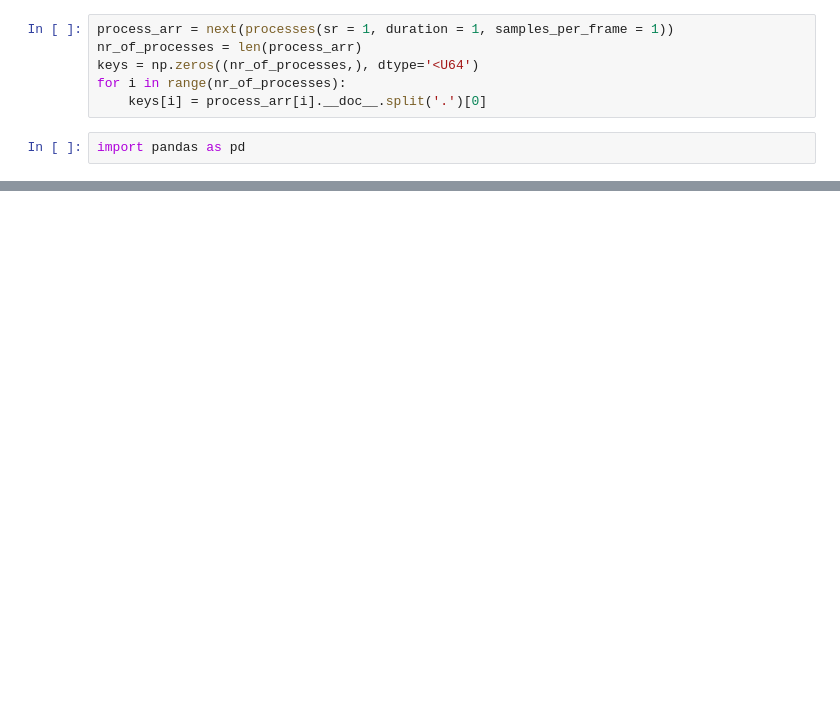
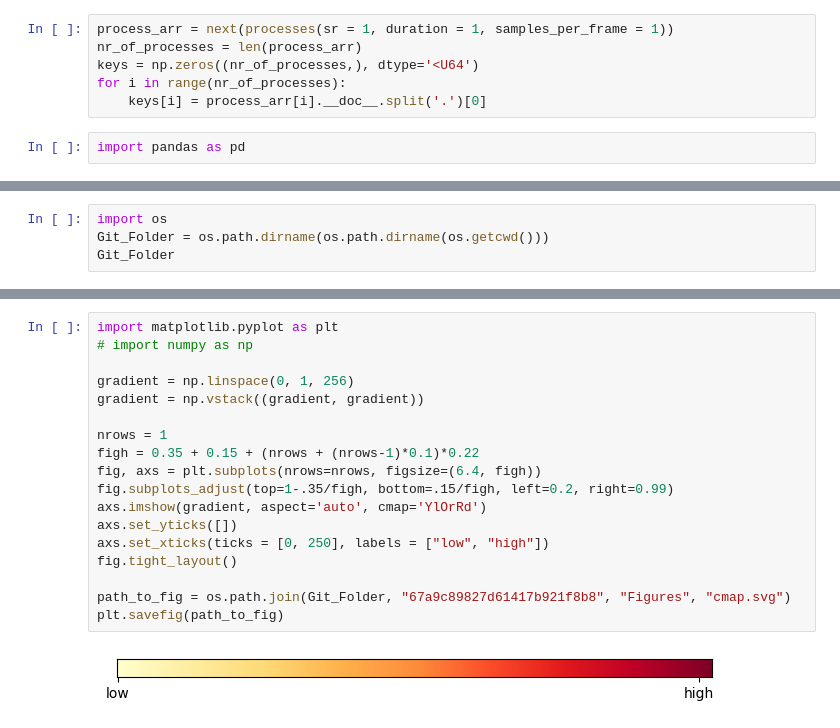
Before and after one commit to Chrillemis/Bachelors-Project-Christian-Lorentsen, a Jupyter notebook: Python/PC/Process_table.ipynb, the cells around one changed output, grey strips where cells are left out. Drawn from its saved outputs; the diff is of its cells as text; blank space fills up the shorter version.

```diff
--- a/Python/PC/Process_table.ipynb
+++ b/Python/PC/Process_table.ipynb
@@ -144,0 +185,4 @@ df
+# %%
+import os
+Git_Folder = os.path.dirname(os.path.dirname(os.getcwd()))
+Git_Folder
@@ -144,0 +288,20 @@ df
+# %%
+import matplotlib.pyplot as plt
+# import numpy as np
+
+gradient = np.linspace(0, 1, 256)
+gradient = np.vstack((gradient, gradient))
+
+nrows = 1
+figh = 0.35 + 0.15 + (nrows + (nrows-1)*0.1)*0.22
+fig, axs = plt.subplots(nrows=nrows, figsize=(6.4, figh))
+fig.subplots_adjust(top=1-.35/figh, bottom=.15/figh, left=0.2, right=0.99)
+axs.imshow(gradient, aspect='auto', cmap='YlOrRd')
+axs.set_yticks([])
+axs.set_xticks(ticks = [0, 250], labels = ["low", "high"])
+fig.tight_layout()
+
+path_to_fig = os.path.join(Git_Folder, "67a9c89827d61417b921f8b8", "Figures", "cmap.svg")
+plt.savefig(path_to_fig)
+# %% [output]
+[figure, added]
```
Also changed, not shown: parts of 19 cells of this notebook, 1 other file.
